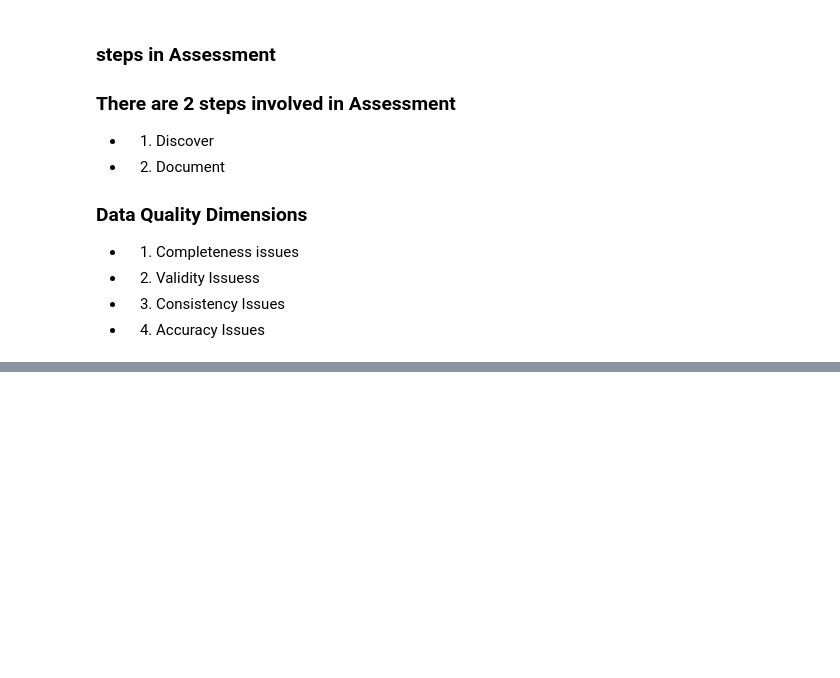
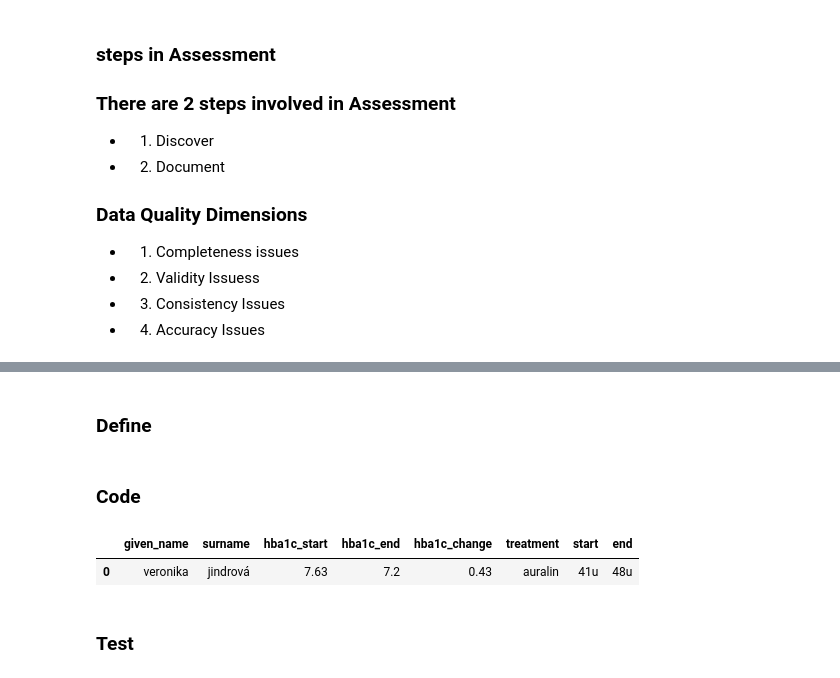
Before and after one commit to Nitin-Prata/Data-Analysis, a Jupyter notebook: Assessing-Data.ipynb, the cells around one changed output, grey strips where cells are left out. Drawn from its saved outputs; the diff is of its cells as text; code cells hidden in the pictures; blank space fills up the shorter version.

```diff
--- a/Assessing-Data.ipynb
+++ b/Assessing-Data.ipynb
@@ -227,0 +315,2 @@ patients[patients['address'].duplicated()]
+# %% [markdown]
+### Define
@@ -227,0 +319,19 @@ patients[patients['address'].duplicated()]
+# %% [markdown]
+### Code
+# %%
+treatment_copy = pd.melt(treatment_copy, id_vars=['given_name', 'surname', 'hba1c_start', 'hba1c_end', 'hba1c_change'],
+        value_vars=['auralin', 'novodra'],
+        var_name='treatment', value_name='dose')
+# %%
+treatment_copy = treatment_copy[treatment_copy['dose'] !='-']
+# %%
+treatment_copy[['start', 'end']] = treatment_copy['dose'].str.split('-', expand=True)
+# %%
+treatment_copy.drop(columns={'dose'},inplace=True)
+# %%
+treatment_copy.head(1)
+# %% [output]
+|  | given_name | surname | hba1c_start | hba1c_end | hba1c_change | treatment | start | end |
+| 0 | veronika | jindrová | 7.63 | 7.2 | 0.43 | auralin | 41u | 48u |
+# %% [markdown]
+### Test
```
Also changed, not shown: parts of 15 cells of this notebook.
